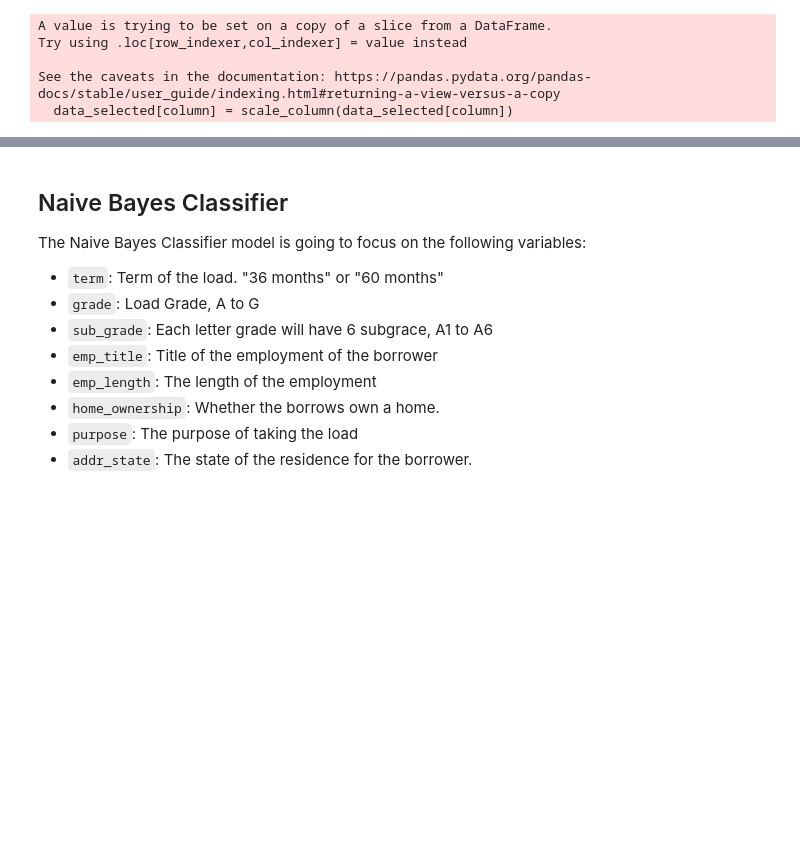
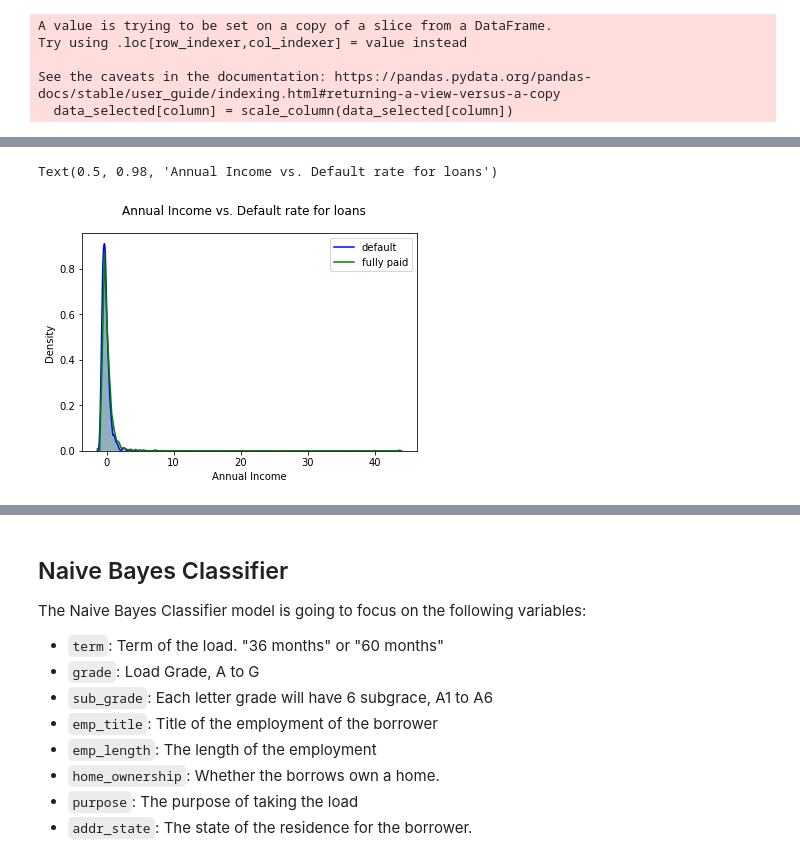
Before and after one commit to taylorrohrich/ml_final_project, a Jupyter notebook: ML_Final_Project.ipynb, the cells around one changed output, grey strips where cells are left out. Drawn from its saved outputs; the diff is of its cells as text; code cells hidden in the pictures; blank space fills up the shorter version.

```diff
--- a/ML_Final_Project.ipynb
+++ b/ML_Final_Project.ipynb
@@ -129,0 +141,13 @@ data_selected.head()
+# %%
+fig, ax = plt.subplots()
+
+sns.kdeplot(data_selected[data_selected['loan_status']==1]['annual_inc'], shade=True, color="blue", label="default", ax=ax)
+sns.kdeplot(data_selected[data_selected['loan_status']==0]['annual_inc'], shade=True, color="green", label="fully paid", ax=ax)
+
+ax.set_xlabel("Annual Income")
+ax.set_ylabel("Density")
+
+fig.suptitle("Annual Income vs. Default rate for loans")
+# %% [output]
+Text(0.5, 0.98, 'Annual Income vs. Default rate for loans')
+[figure, added]
```
Also changed, not shown: parts of 23 cells of this notebook.
